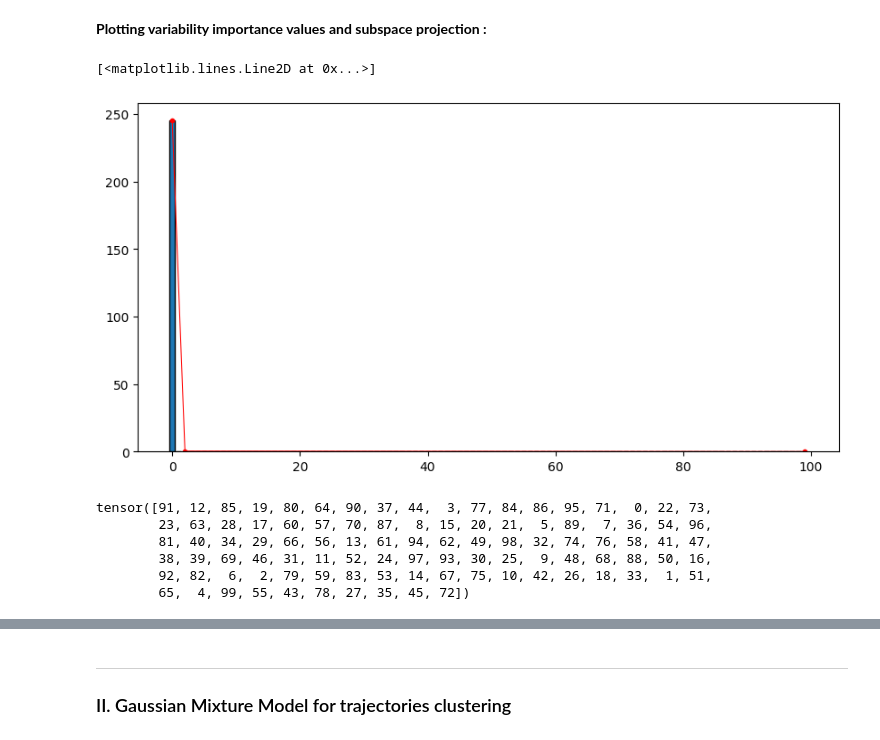
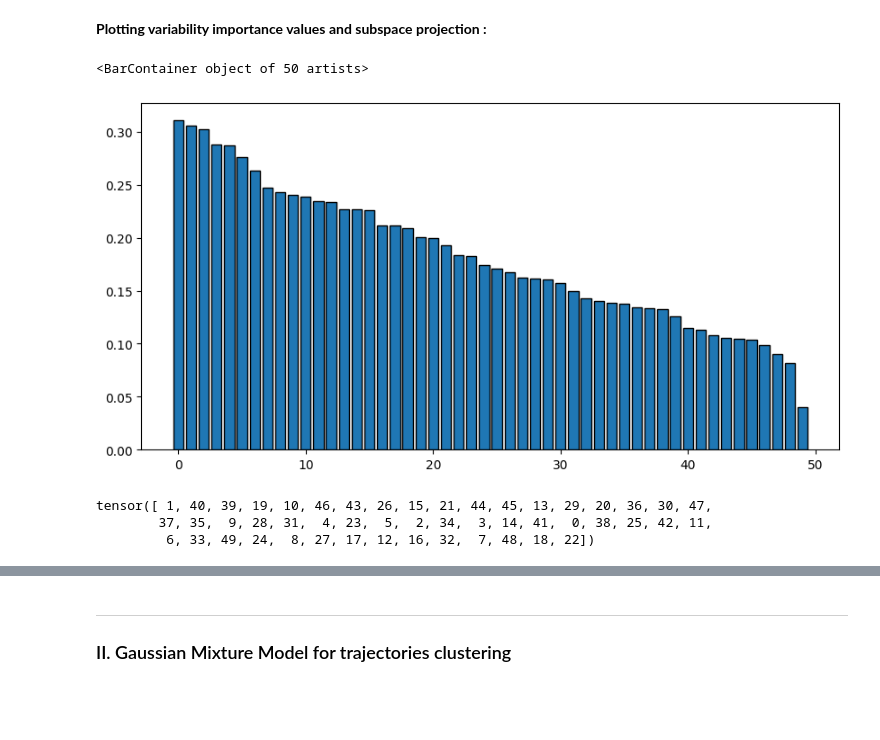
Before and after one commit to Lorbru/VariationalInference, a Jupyter notebook: PPCA_Taxis.ipynb, the cells around one changed output, grey strips where cells are left out. Cells and saved outputs as stored; diff of their text form; code cells hidden in the pictures; blank space fills up the shorter version.

```diff
--- a/PPCA_Taxis.ipynb
+++ b/PPCA_Taxis.ipynb
@@ -11,7 +11,7 @@ from advi_models import *
 # %%
 data = pd.read_csv('Data/interp_taxis_df.csv')
 
-X = data.iloc[:5000,:].to_numpy()
+X = data.to_numpy()
 
 data.head()
 # %% [output]
@@ -26,6 +26,6 @@ data.head()
 ___
 ### I. Probabilistic Principal Component Analysis with Automatic Relevant Determination using Automatic Differentiation Variational Inference
 # %%
-latent_dim = 100
+latent_dim = 50
 mc_size = 2
 n_iter = 500
@@ -38 +32,5 @@ elbos = advi.fit(Xtest)
+# %%
+ppca_ard = PPCA_ARD(X, latent_dim=latent_dim, mc_size=2, max_iter=2000)
+
+ppca_ard.fit(X)
 # %%
@@ -51,4 +49,4 @@ plt.savefig(f'figs/ppca_ard_elbo_mc{mc_size}.png')
 # %% [markdown]
 **Estimates for $\theta = (w, z, \sigma, \alpha)$ :**
 # %%
-w, z, sigma, alpha = advi.theta_estimates()
+w, z, sigma, alpha = ppca_ard.theta_estimates(n_estimators=10)
@@ -59,27 +77,24 @@ mu, omega = advi.phi_estimates()
 # %% [markdown]
 **Plotting variability importance values and subspace projection :**
 # %%
-dim_selection = 2
+dim_selection = 10
 
 sorted_alpha, sorted_idxs = torch.sort(alpha.squeeze(), descending=True)
 idxs = range(len(sorted_alpha))
 
 fig, ax = plt.subplots(1, 1, figsize=(10, 5))
 ax.bar(idxs,sorted_alpha, edgecolor='black')
-sub_pts = [0, dim_selection, 99]
-ax.plot(sub_pts, [sorted_alpha[i] for i in sub_pts],  marker='.', color='red', linewidth=0.75)
+#sub_pts = [0, dim_selection, 10]
+#ax.plot(sub_pts, [sorted_alpha[i] for i in sub_pts],  marker='.', color='red', linewidth=0.75)
 # %% [output]
-[<matplotlib.lines.Line2D at 0x...>]
+<BarContainer object of 50 artists>
-[figure, old version]
+[figure, new version]
 # %%
 sorted_idxs
 # %% [output]
-tensor([91, 12, 85, 19, 80, 64, 90, 37, 44,  3, 77, 84, 86, 95, 71,  0, 22, 73,
-        23, 63, 28, 17, 60, 57, 70, 87,  8, 15, 20, 21,  5, 89,  7, 36, 54, 96,
-        81, 40, 34, 29, 66, 56, 13, 61, 94, 62, 49, 98, 32, 74, 76, 58, 41, 47,
-        38, 39, 69, 46, 31, 11, 52, 24, 97, 93, 30, 25,  9, 48, 68, 88, 50, 16,
-        92, 82,  6,  2, 79, 59, 83, 53, 14, 67, 75, 10, 42, 26, 18, 33,  1, 51,
-        65,  4, 99, 55, 43, 78, 27, 35, 45, 72])
+tensor([ 1, 40, 39, 19, 10, 46, 43, 26, 15, 21, 44, 45, 13, 29, 20, 36, 30, 47,
+        37, 35,  9, 28, 31,  4, 23,  5,  2, 34,  3, 14, 41,  0, 38, 25, 42, 11,
+         6, 33, 49, 24,  8, 27, 17, 12, 16, 32,  7, 48, 18, 22])
 # %%
 from sklearn.decomposition import PCA
 # %%
```
Also changed, not shown: parts of 10 cells of this notebook.
